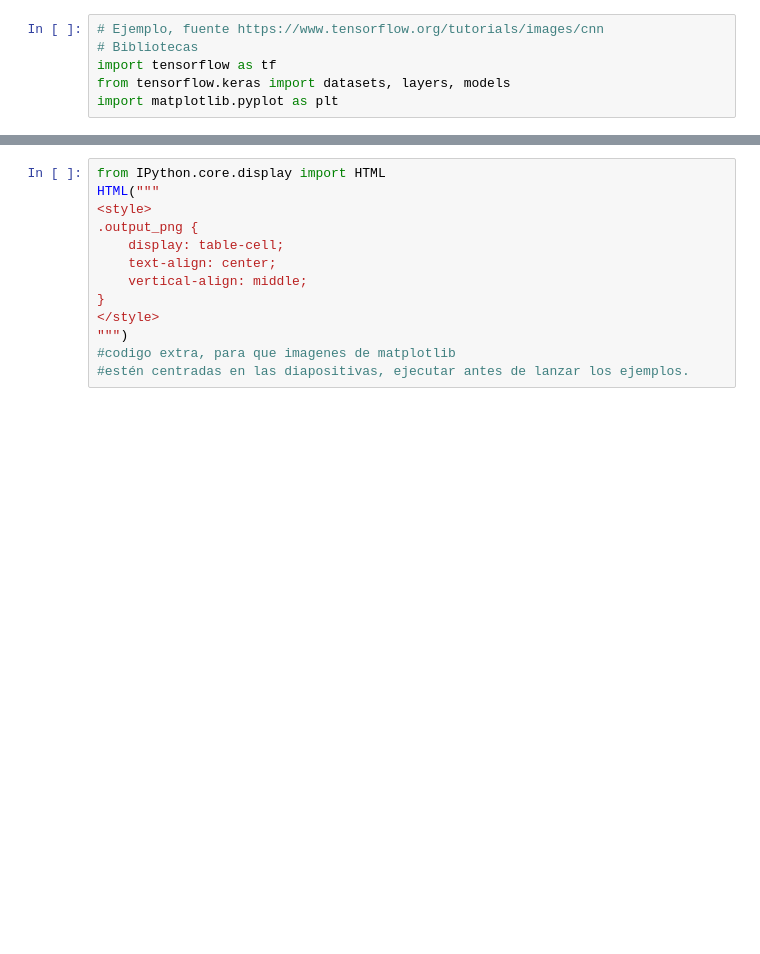
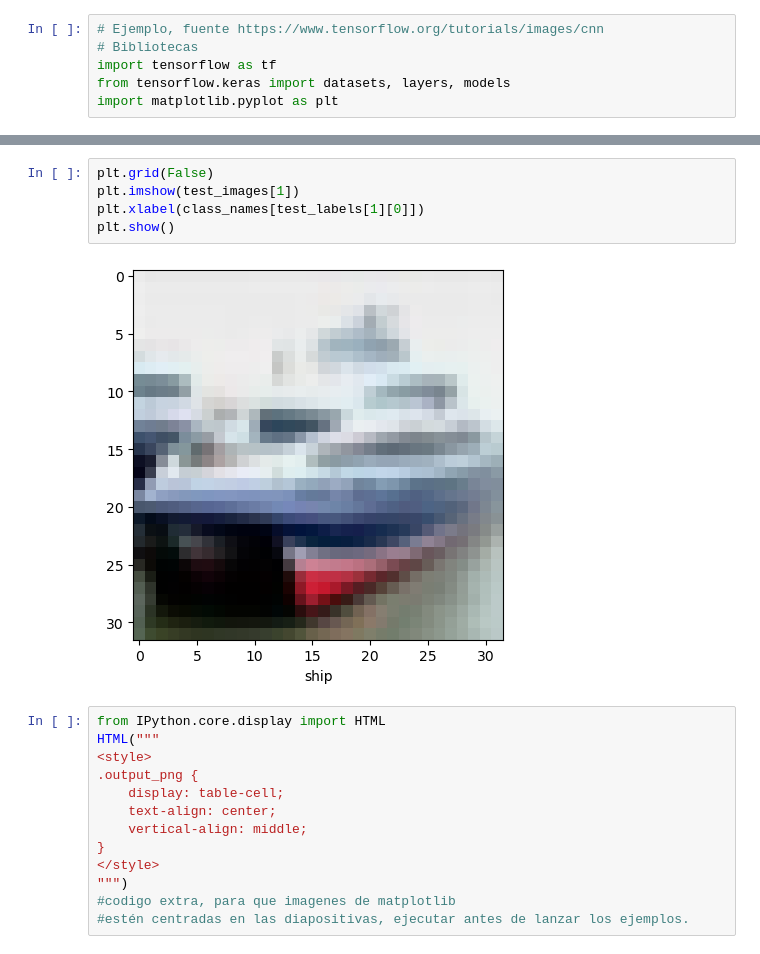
Before and after one commit to TEL-USM/IPD434, a Jupyter notebook: Clases/04_RedesNeuronales/04_RedesNeuronales.ipynb, the cells around one changed output, grey strips where cells are left out. Drawn from its saved outputs; the diff is of its cells as text; blank space fills up the shorter version.

```diff
--- a/Clases/04_RedesNeuronales/04_RedesNeuronales.ipynb
+++ b/Clases/04_RedesNeuronales/04_RedesNeuronales.ipynb
@@ -1227,3 +1234,10 @@ test_loss, test_acc = model.evaluate(test_images,  test_labels, verbose=2)
+# %%
+plt.grid(False)
+plt.imshow(test_images[1])
+plt.xlabel(class_names[test_labels[1][0]])
+plt.show()
+# %% [output]
+[figure, added]
 # %%
 from IPython.core.display import HTML
 HTML("""
```
Also changed, not shown: parts of 28 cells of this notebook.
